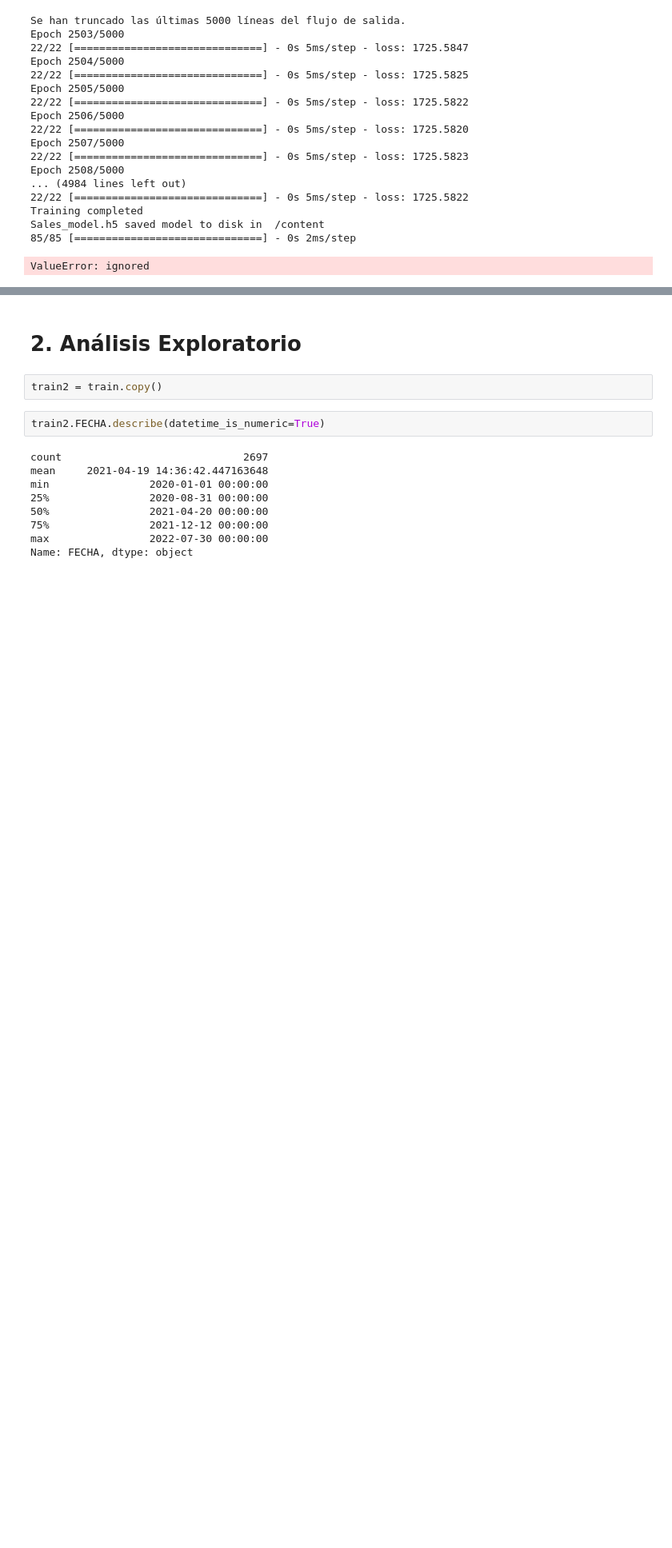
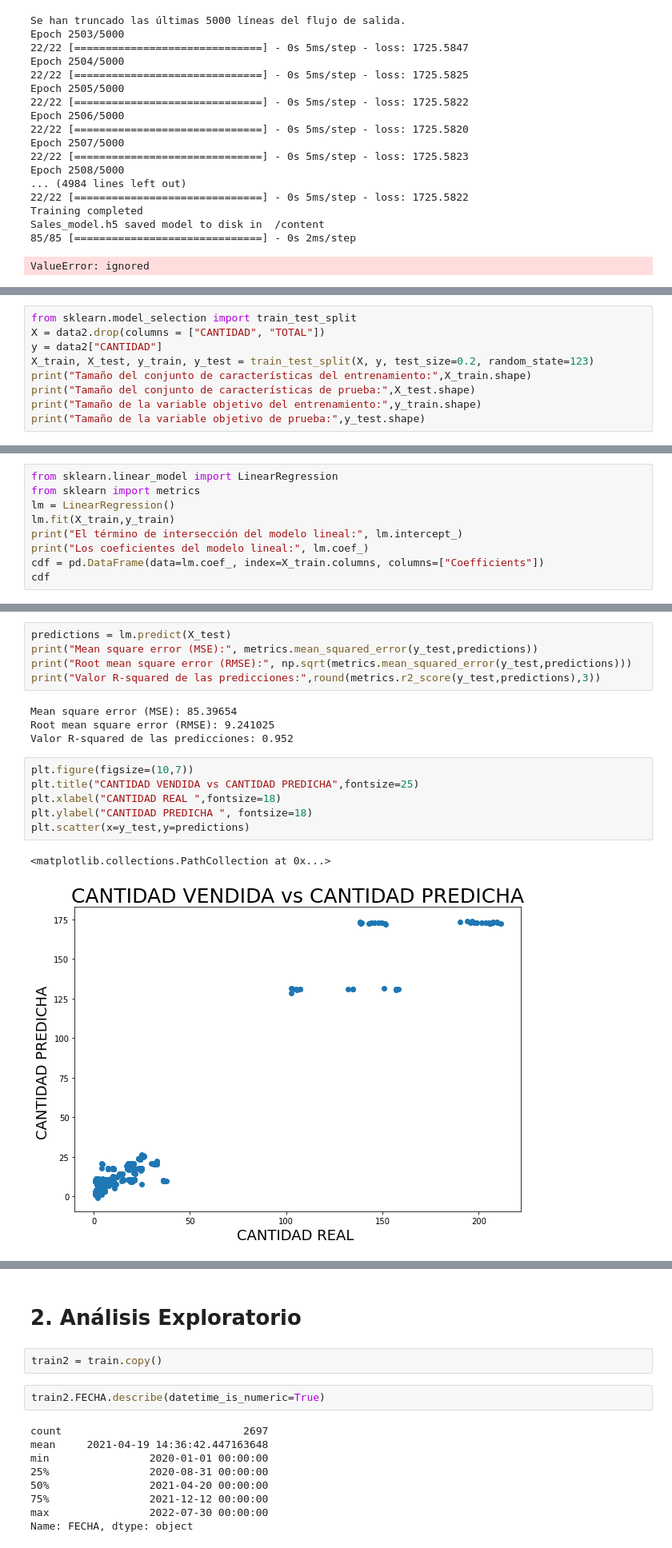
Before and after one commit to rdcn93/UPC_PI2_Model, a Jupyter notebook: UPC_PI2_Modelo.ipynb, the cells around one changed output, grey strips where cells are left out. Shown at 80% size. Drawn from its saved outputs; the diff is of its cells as text; blank space fills up the shorter version.

```diff
--- a/UPC_PI2_Modelo.ipynb
+++ b/UPC_PI2_Modelo.ipynb
@@ -1244,0 +1357,9 @@ train.loc[train.CANTIDAD<0,:]
+# %%
+from sklearn.model_selection import train_test_split
+X = data2.drop(columns = ["CANTIDAD", "TOTAL"])
+y = data2["CANTIDAD"]
+X_train, X_test, y_train, y_test = train_test_split(X, y, test_size=0.2, random_state=123)
+print("Tamaño del conjunto de características del entrenamiento:",X_train.shape)
+print("Tamaño del conjunto de características de prueba:",X_test.shape)
+print("Tamaño de la variable objetivo del entrenamiento:",y_train.shape)
+print("Tamaño de la variable objetivo de prueba:",y_test.shape)
@@ -1244,0 +1371,9 @@ train.loc[train.CANTIDAD<0,:]
+# %%
+from sklearn.linear_model import LinearRegression
+from sklearn import metrics
+lm = LinearRegression()
+lm.fit(X_train,y_train)
+print("El término de intersección del modelo lineal:", lm.intercept_)
+print("Los coeficientes del modelo lineal:", lm.coef_)
+cdf = pd.DataFrame(data=lm.coef_, index=X_train.columns, columns=["Coefficients"])
+cdf
@@ -1244,0 +1468,18 @@ train.loc[train.CANTIDAD<0,:]
+# %%
+predictions = lm.predict(X_test)
+print("Mean square error (MSE):", metrics.mean_squared_error(y_test,predictions))
+print("Root mean square error (RMSE):", np.sqrt(metrics.mean_squared_error(y_test,predictions)))
+print("Valor R-squared de las predicciones:",round(metrics.r2_score(y_test,predictions),3))
+# %% [output]
+Mean square error (MSE): 85.39654
+Root mean square error (RMSE): 9.241025
+Valor R-squared de las predicciones: 0.952
+# %%
+plt.figure(figsize=(10,7))
+plt.title("CANTIDAD VENDIDA vs CANTIDAD PREDICHA",fontsize=25)
+plt.xlabel("CANTIDAD REAL ",fontsize=18)
+plt.ylabel("CANTIDAD PREDICHA ", fontsize=18)
+plt.scatter(x=y_test,y=predictions)
+# %% [output]
+<matplotlib.collections.PathCollection at 0x...>
+[figure, added]
```
Also changed, not shown: parts of 49 cells of this notebook.
